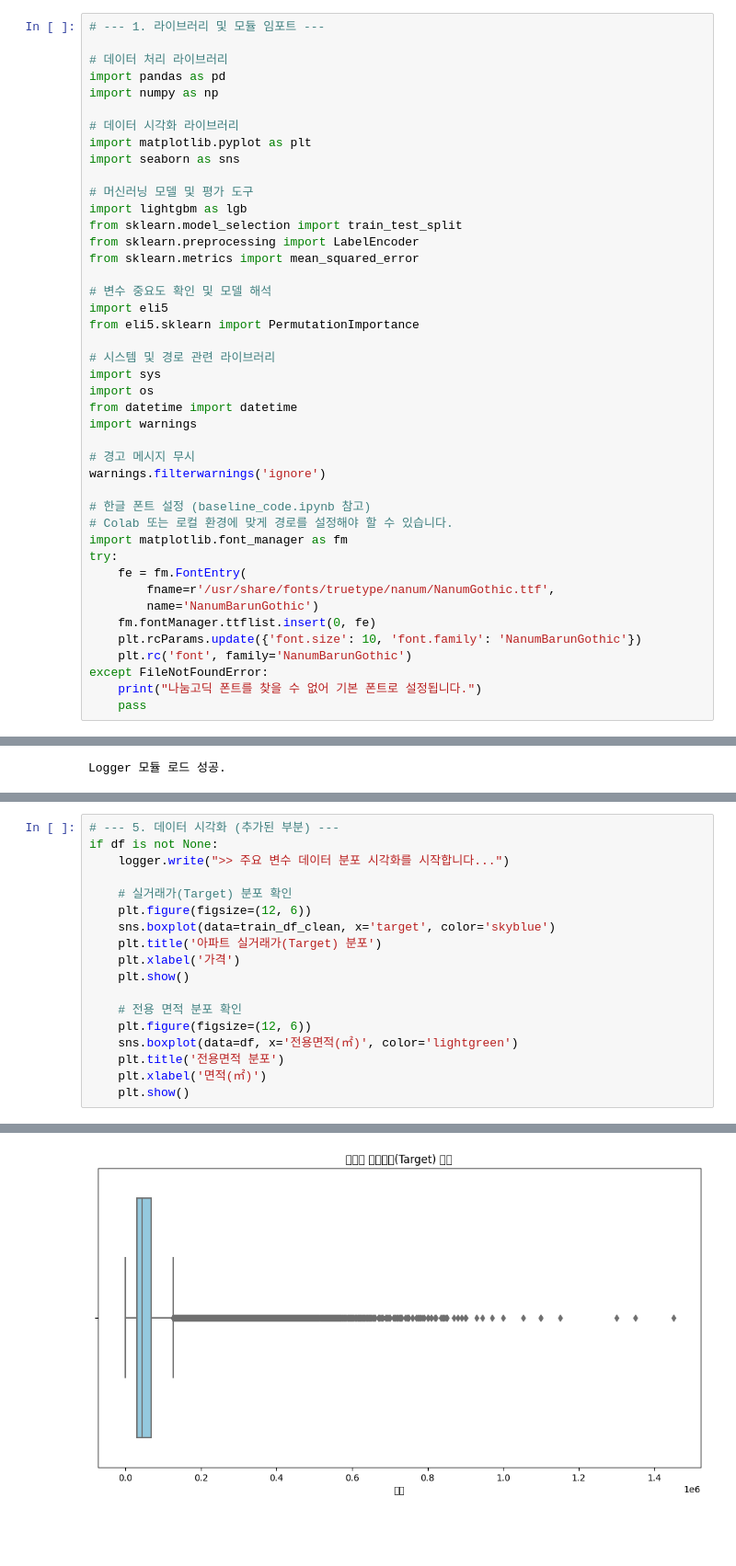
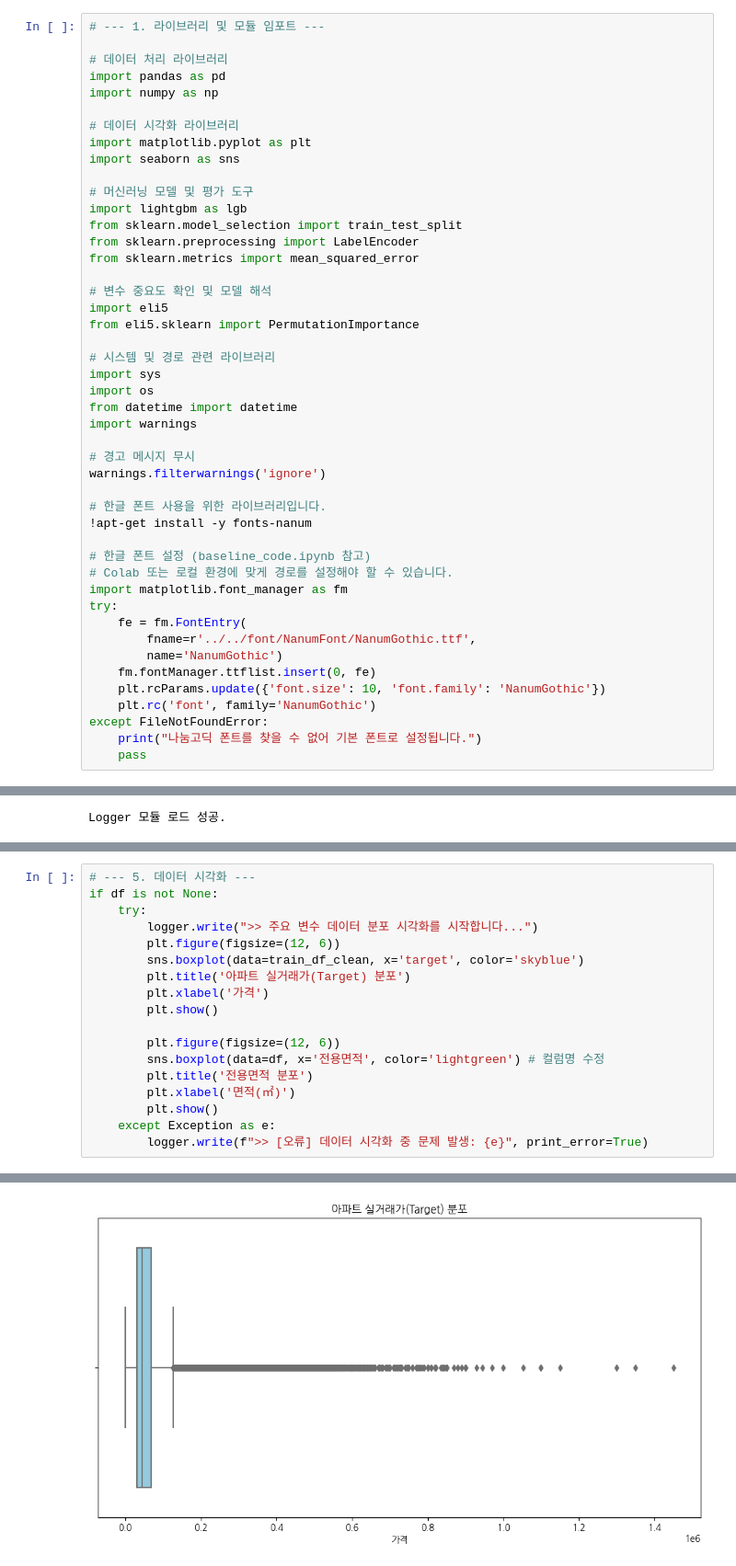
Before and after one commit to nimnusmik/upstageailab-ml-competition-ml-5, a Jupyter notebook: notebooks/price-prediction/price_prediction.ipynb, the cells around one changed output, grey strips where cells are left out. Shown at 92% size. Saved outputs shown, nothing was run; the diff lists cells and outputs as text; blank space fills up the shorter version.

```diff
--- a/notebooks/price-prediction/price_prediction.ipynb
+++ b/notebooks/price-prediction/price_prediction.ipynb
@@ -28,16 +28,19 @@ import warnings
 # 경고 메시지 무시
 warnings.filterwarnings('ignore')
 
+# 한글 폰트 사용을 위한 라이브러리입니다.
+!apt-get install -y fonts-nanum
+
 # 한글 폰트 설정 (baseline_code.ipynb 참고)
 # Colab 또는 로컬 환경에 맞게 경로를 설정해야 할 수 있습니다.
 import matplotlib.font_manager as fm
 try:
     fe = fm.FontEntry(
-        fname=r'/usr/share/fonts/truetype/nanum/NanumGothic.ttf',
-        name='NanumBarunGothic')
+        fname=r'../../font/NanumFont/NanumGothic.ttf',
+        name='NanumGothic')
     fm.fontManager.ttflist.insert(0, fe)
-    plt.rcParams.update({'font.size': 10, 'font.family': 'NanumBarunGothic'})
-    plt.rc('font', family='NanumBarunGothic')
+    plt.rcParams.update({'font.size': 10, 'font.family': 'NanumGothic'})
+    plt.rc('font', family='NanumGothic')
 except FileNotFoundError:
     print("나눔고딕 폰트를 찾을 수 없어 기본 폰트로 설정됩니다.")
     pass
@@ -111,19 +117,19 @@ except FileNotFoundError:
 # %%
-# --- 5. 데이터 시각화 (추가된 부분) ---
+# --- 5. 데이터 시각화 ---
 if df is not None:
-    logger.write(">> 주요 변수 데이터 분포 시각화를 시작합니다...")
+    try:
+        logger.write(">> 주요 변수 데이터 분포 시각화를 시작합니다...")
+        plt.figure(figsize=(12, 6))
+        sns.boxplot(data=train_df_clean, x='target', color='skyblue')
+        plt.title('아파트 실거래가(Target) 분포')
+        plt.xlabel('가격')
+        plt.show()
 
-    # 실거래가(Target) 분포 확인
-    plt.figure(figsize=(12, 6))
-    sns.boxplot(data=train_df_clean, x='target', color='skyblue')
-    plt.title('아파트 실거래가(Target) 분포')
-    plt.xlabel('가격')
-    plt.show()
-
-    # 전용 면적 분포 확인
-    plt.figure(figsize=(12, 6))
-    sns.boxplot(data=df, x='전용면적(㎡)', color='lightgreen')
-    plt.title('전용면적 분포')
-    plt.xlabel('면적(㎡)')
-    plt.show()
+        plt.figure(figsize=(12, 6))
+        sns.boxplot(data=df, x='전용면적', color='lightgreen') # 컬럼명 수정
+        plt.title('전용면적 분포')
+        plt.xlabel('면적(㎡)')
+        plt.show()
+    except Exception as e:
+        logger.write(f">> [오류] 데이터 시각화 중 문제 발생: {e}", print_error=True)
 # %% [output]
@@ -136 +137 @@ findfont: Font family 'NanumBarunGothic' not found.
-[figure, old version]
+[figure, new version]
```
Also changed, not shown: parts of 10 cells of this notebook, 4 other files.
